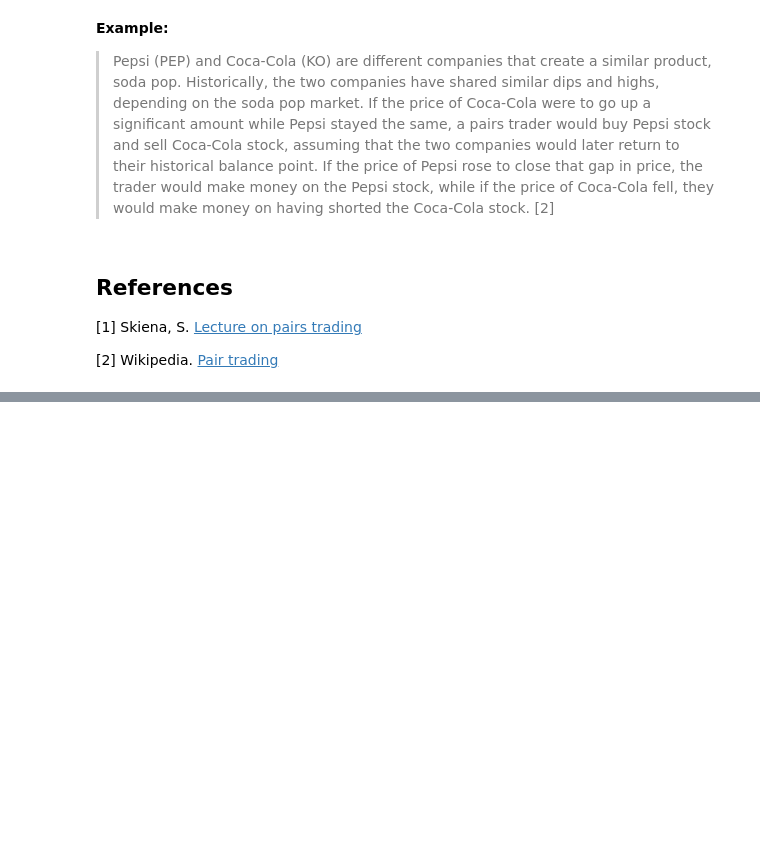
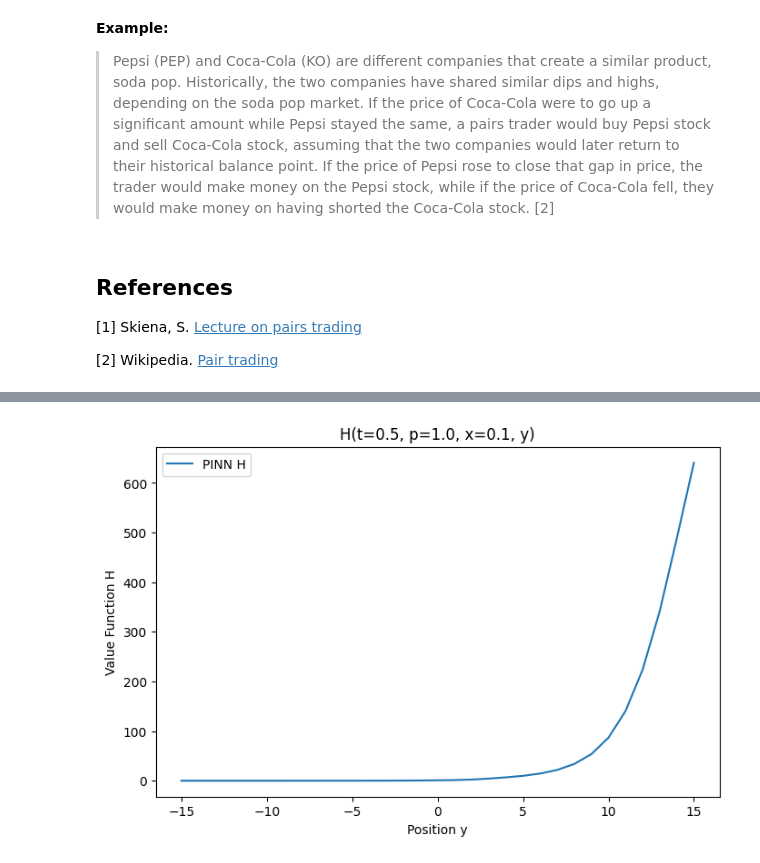
Before and after one commit to jujopo/ams-516, a Jupyter notebook: project/notebooks/00_introduction.ipynb, the cells around one changed output, grey strips where cells are left out. Saved outputs shown, nothing was run; the diff lists cells and outputs as text; code cells hidden in the pictures; blank space fills up the shorter version.

```diff
--- a/project/notebooks/00_introduction.ipynb
+++ b/project/notebooks/00_introduction.ipynb
@@ -285,0 +635,33 @@ KeyboardInterrupt:
+# %%
+import numpy as np
+import matplotlib.pyplot as plt
+import torch
+
+# Assume nets loaded, device set
+net_u.eval()  # Set to evaluation mode
+
+# Example grid (match DP: t=0 to 1, p~[0.7,2.5], x~[-0.3,0.4], y~[-15,15])
+t_vals = np.linspace(0, 1, 301)
+p_vals = np.exp(np.linspace(np.log(0.7), np.log(2.5), 51))  # DP uses exp grid
+x_vals = np.linspace(-0.3, 0.4, 51)
+y_vals = np.arange(-15, 16)
+
+# Fix t=0.5, p=1.0, x=0.1; compute H vs y
+t_fixed = torch.full((len(y_vals),), 0.5, device=device)
+p_fixed = torch.full((len(y_vals),), 1.0, device=device)
+x_fixed = torch.full((len(y_vals),), 0.1, device=device)
+y_tensor = torch.tensor(y_vals, dtype=torch.float64, device=device)
+
+u_vals = net_u(t_fixed, p_fixed, x_fixed, y_tensor)
+H_vals = torch.exp(u_vals).cpu().detach().numpy()  # H = exp(u)
+
+# Plot H vs y (similar to value function slices in notebook)
+plt.figure(figsize=(8, 5))
+plt.plot(y_vals, H_vals, label='PINN H')
+plt.xlabel('Position y')
+plt.ylabel('Value Function H')
+plt.title('H(t=0.5, p=1.0, x=0.1, y)')
+plt.legend()
+plt.show()
+# %% [output]
+[figure, added]
```
Also changed, not shown: parts of 9 cells of this notebook, 1 other file.
